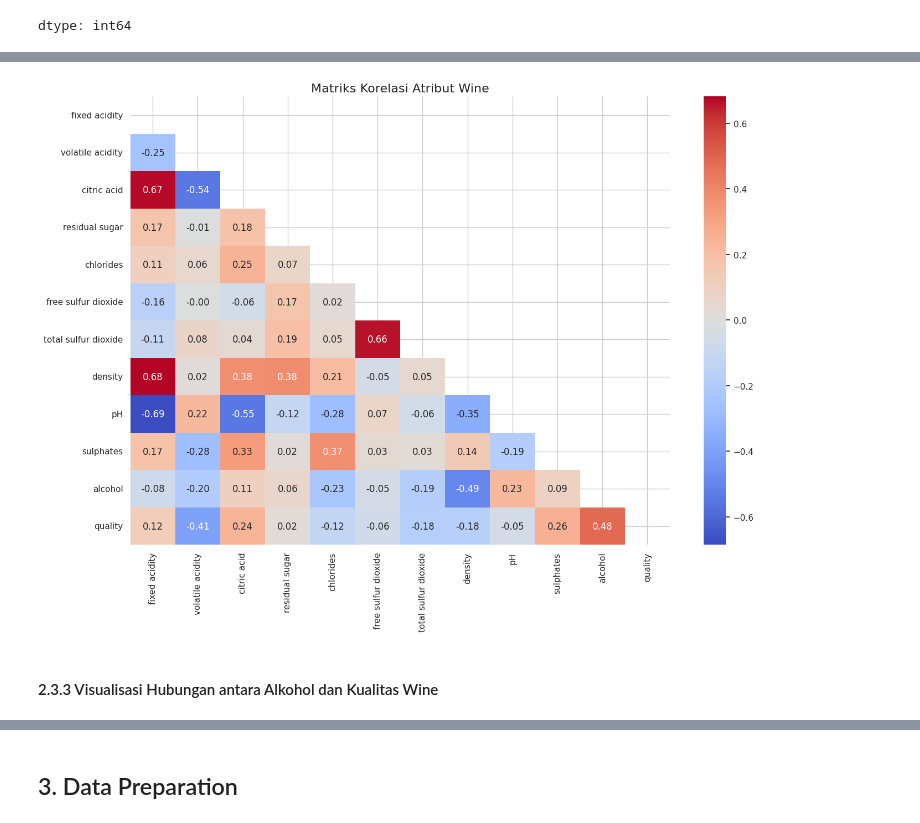
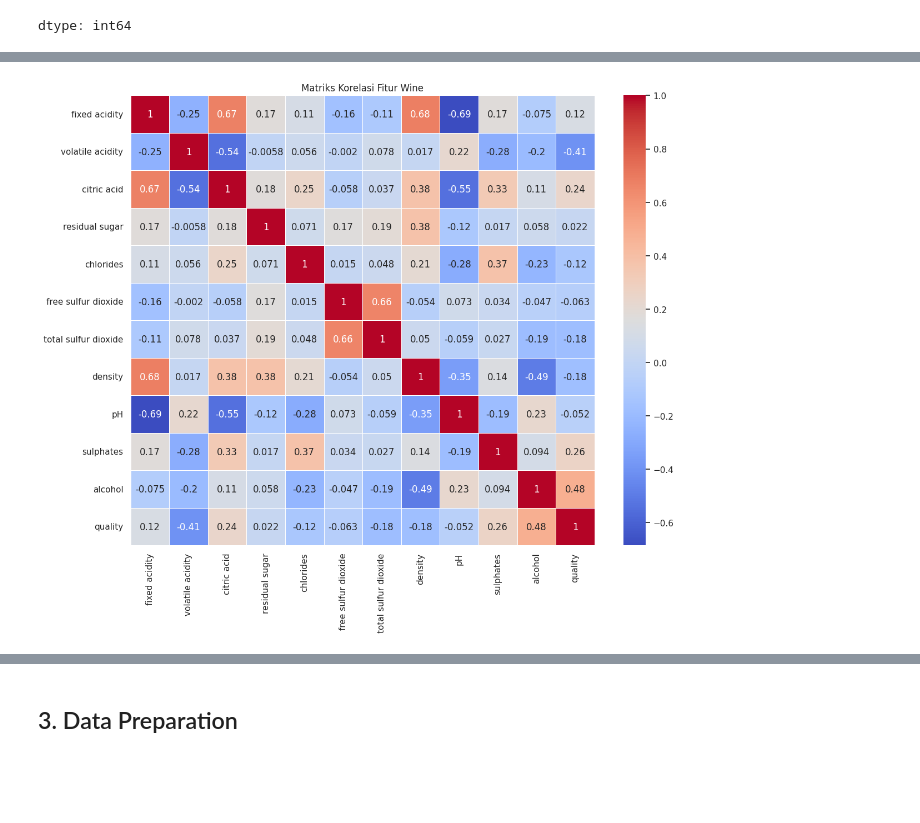
Before and after one commit to zidanmubarak/wine-quality-prediction, a Jupyter notebook: Wine_Quality_Prediction.ipynb, the cells around one changed output, grey strips where cells are left out. Drawn from its saved outputs; the diff is of its cells as text; code cells hidden in the pictures; blank space fills up the shorter version.

```diff
--- a/Wine_Quality_Prediction.ipynb
+++ b/Wine_Quality_Prediction.ipynb
@@ -141,16 +142,10 @@ plt.show()
 # %%
-# Menghapus kolom Id yang tidak diperlukan untuk analisis
-df = df.drop('Id', axis=1)
-
-# Matriks korelasi
-plt.figure(figsize=(14, 10))
-correlation = df.corr()
-mask = np.triu(correlation)
-sns.heatmap(correlation, annot=True, fmt='.2f', cmap='coolwarm', mask=mask)
-plt.title('Matriks Korelasi Atribut Wine', fontsize=16)
-plt.savefig('images/correlation_matrix.png', bbox_inches='tight')
+# Analisis korelasi
+plt.figure(figsize=(12, 10))
+correlation_matrix = df.drop('Id', axis=1).corr()
+sns.heatmap(correlation_matrix, annot=True, cmap='coolwarm', linewidths=0.5)
+plt.title('Matriks Korelasi Fitur Wine')
+plt.savefig('images/correlation_matrix.png')
 plt.show()
 # %% [output]
-[figure, old version]
+[figure, new version]
-# %% [markdown]
-#### 2.3.3 Visualisasi Hubungan antara Alkohol dan Kualitas Wine
```
Also changed, not shown: parts of 49 cells of this notebook, 19 other files.
